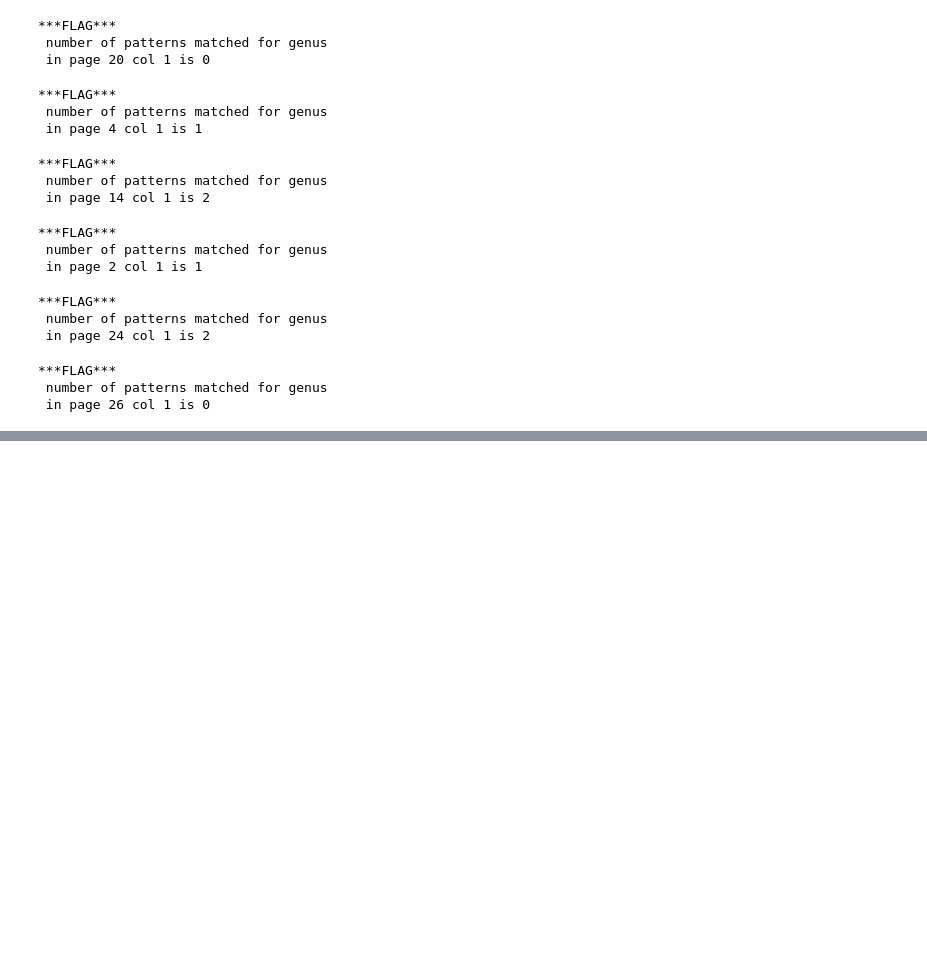
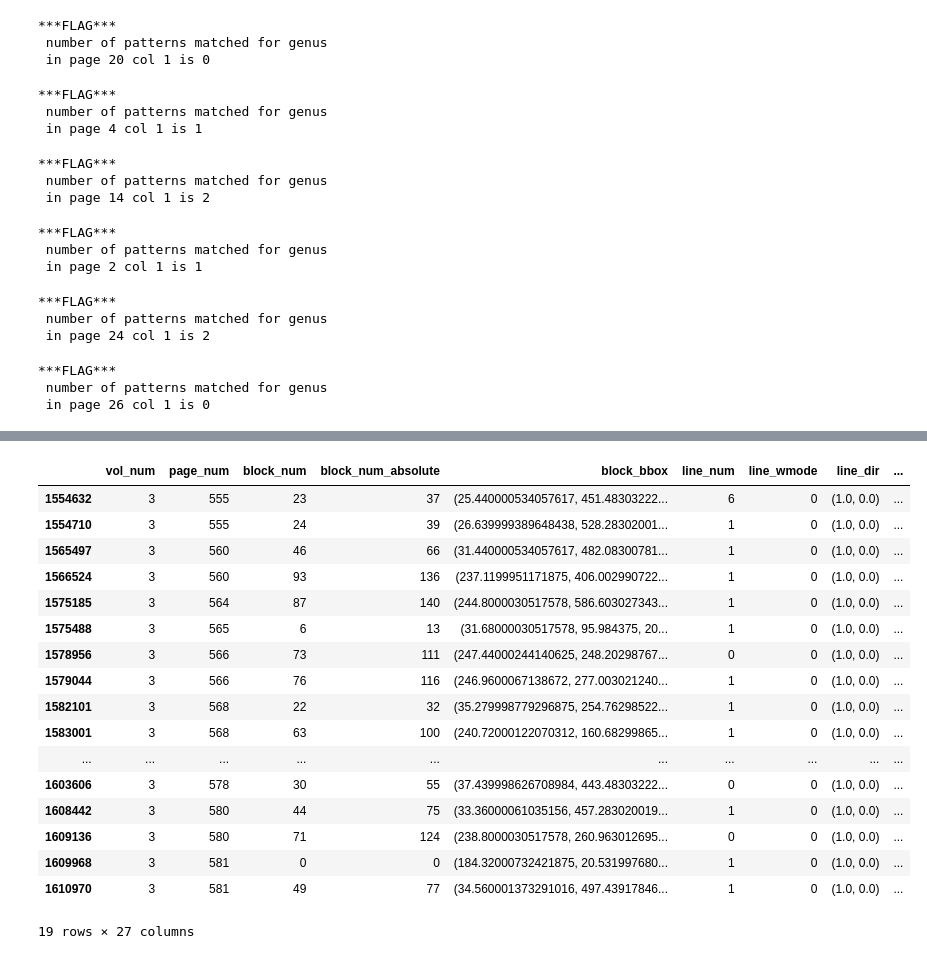
Before and after one commit to shidedh/UpdateFlora, a Jupyter notebook: index_code/alphabetic0309.ipynb, the cells around one changed output, grey strips where cells are left out. Drawn from its saved outputs; the diff is of its cells as text; code cells hidden in the pictures; blank space fills up the shorter version.

```diff
--- a/index_code/alphabetic0309.ipynb
+++ b/index_code/alphabetic0309.ipynb
@@ -194,0 +866,31 @@ for vol_char_df, vol_index, doc, output_name in all_vol_data:
+# %%
+all_vol_data = [(vol1_char_df, vol1_index),
+                (vol2_char_df, vol2_index),
+                (vol3_char_df, vol3_index)]
+
+for vol_char_df, vol_index in all_vol_data:
+    vol_char_df["infra_coord_match"] = vol_char_df["span_bbox"].apply(lambda x : False)
+    for page_num in tqdm(vol_index):
+
+        margin = 1.25 * vol_char_df[(vol_char_df["epithet_coord_match"] == True) | (vol_char_df["genus_coord_match_v2"] == True)]["char_bbox"].apply(lambda x : x[2] - x[0]).mean()
+
+        mean_left_epithet = vol_char_df[(vol_char_df["page_num"] == page_num) & (vol_char_df["col_num"] == 0) & (vol_char_df["epithet_coord_match"] == True)]["span_bbox"].apply(lambda x : x[0]).mean()
+        mean_left_genus = vol_char_df[(vol_char_df["page_num"] == page_num) & (vol_char_df["col_num"] == 0) & (vol_char_df["genus_coord_match_v2"] == True)]["span_bbox"].apply(lambda x : x[0]).mean()
+        if math.isnan(mean_left_genus):
+            mean_left_genus_all = vol_char_df[(vol_char_df["col_num"] == 0) & (vol_char_df["genus_coord_match_v2"] == True)]["span_bbox"].apply(lambda x : x[0]).mean()
+            mean_left_epithet_all = vol_char_df[(vol_char_df["col_num"] == 0) & (vol_char_df["epithet_coord_match"] == True)]["span_bbox"].apply(lambda x : x[0]).mean()
+            mean_left_tab = mean_left_epithet_all - mean_left_genus_all
+        else:
+            mean_left_tab = mean_left_epithet - mean_left_genus
+
+        mean_right_epithet = vol_char_df[(vol_char_df["page_num"] == page_num) & (vol_char_df["col_num"] == 1) & (vol_char_df["epithet_coord_match"] == True)]["span_bbox"].apply(lambda x : x[0]).mean()
+        mean_right_genus = vol_char_df[(vol_char_df["page_num"] == page_num) & (vol_char_df["col_num"] == 1) & (vol_char_df["genus_coord_match_v2"] == True)]["span_bbox"].apply(lambda x : x[0]).mean()
+        if math.isnan(mean_right_genus):
+            mean_right_genus_all = vol_char_df[(vol_char_df["col_num"] == 1) & (vol_char_df["genus_coord_match_v2"] == True)]["span_bbox"].apply(lambda x : x[0]).mean()
+            mean_right_epithet_all = vol_char_df[(vol_char_df["col_num"] == 1) & (vol_char_df["epithet_coord_match"] == True)]["span_bbox"].apply(lambda x : x[0]).mean()
+            mean_right_tab = mean_right_epithet_all - mean_right_genus_all
+        else:
+            mean_right_tab = mean_right_epithet - mean_right_genus
+
+
+        vol_char_df.loc[(vol_char_df["page_num"] == page_num) & (vol_char_df["word_num"] == 0)  , "infra_coord_match"] = vol_char_df[(vol_char_df["page_num"] == page_num) & (vol_char_df["word_num"] == 0)]["span_bbox"].apply(lambda x : is_coord_match(x, mean_left_epithet + mean_left_tab, mean_right_epithet + mean_right_tab, margin))
@@ -194,0 +945,28 @@ for vol_char_df, vol_index, doc, output_name in all_vol_data:
+# %%
+#to see where author may be overflowing to the next line
+
+vol_char_df[(vol_char_df['epithet_coord_match'] == True) &
+            (vol_char_df['char'].str.isupper() == True) &
+            (vol_char_df['word_num'] == 0) &
+            (vol_char_df['char_num'] == 0)
+            ].loc[:,~vol_char_df.columns.isin(["char_num", "char", "char_origin",	"char_bbox"])
+                            ].drop_duplicates()
+# %% [output]
+|  | vol_num | page_num | block_num | block_num_absolute | block_bbox | line_num | line_wmode | line_dir | ... |
+| 1554632 | 3 | 555 | 23 | 37 | (25.440000534057617, 451.48303222... | 6 | 0 | (1.0, 0.0) | ... |
+| 1554710 | 3 | 555 | 24 | 39 | (26.639999389648438, 528.28302001... | 1 | 0 | (1.0, 0.0) | ... |
+| 1565497 | 3 | 560 | 46 | 66 | (31.440000534057617, 482.08300781... | 1 | 0 | (1.0, 0.0) | ... |
+| 1566524 | 3 | 560 | 93 | 136 | (237.1199951171875, 406.002990722... | 1 | 0 | (1.0, 0.0) | ... |
+| 1575185 | 3 | 564 | 87 | 140 | (244.8000030517578, 586.603027343... | 1 | 0 | (1.0, 0.0) | ... |
+| 1575488 | 3 | 565 | 6 | 13 | (31.68000030517578, 95.984375, 20... | 1 | 0 | (1.0, 0.0) | ... |
+| 1578956 | 3 | 566 | 73 | 111 | (247.44000244140625, 248.20298767... | 0 | 0 | (1.0, 0.0) | ... |
+| 1579044 | 3 | 566 | 76 | 116 | (246.9600067138672, 277.003021240... | 1 | 0 | (1.0, 0.0) | ... |
+| 1582101 | 3 | 568 | 22 | 32 | (35.279998779296875, 254.76298522... | 1 | 0 | (1.0, 0.0) | ... |
+| 1583001 | 3 | 568 | 63 | 100 | (240.72000122070312, 160.68299865... | 1 | 0 | (1.0, 0.0) | ... |
+| ... | ... | ... | ... | ... | ... | ... | ... | ... | ... |
+| 1603606 | 3 | 578 | 30 | 55 | (37.439998626708984, 443.48303222... | 0 | 0 | (1.0, 0.0) | ... |
+| 1608442 | 3 | 580 | 44 | 75 | (33.36000061035156, 457.283020019... | 1 | 0 | (1.0, 0.0) | ... |
+| 1609136 | 3 | 580 | 71 | 124 | (238.8000030517578, 260.963012695... | 0 | 0 | (1.0, 0.0) | ... |
+| 1609968 | 3 | 581 | 0 | 0 | (184.32000732421875, 20.531997680... | 1 | 0 | (1.0, 0.0) | ... |
+| 1610970 | 3 | 581 | 49 | 77 | (34.560001373291016, 497.43917846... | 1 | 0 | (1.0, 0.0) | ... |
+19 rows × 27 columns
```
Also changed, not shown: parts of 36 cells of this notebook, 1 other file.
